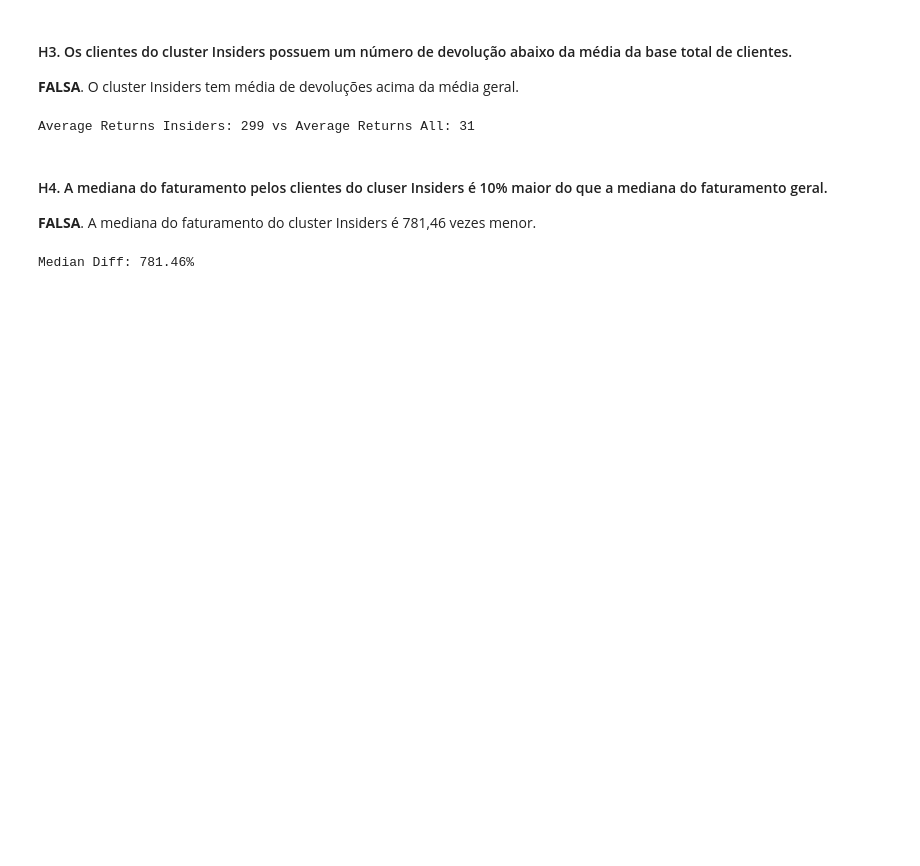
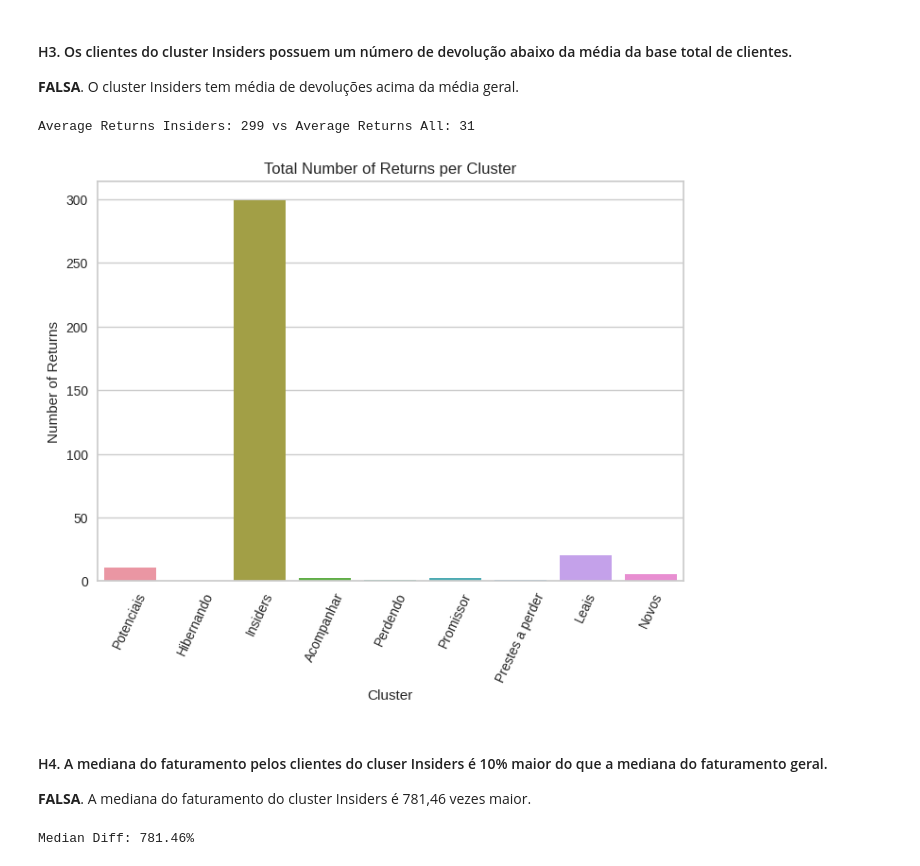
Before and after one commit to matheusventurads/loyalty-clustering-programm, a Jupyter notebook: notebooks/c10-mv-model-deploy.ipynb, the cells around one changed output. Cells and saved outputs as stored; diff of their text form; code cells hidden in the pictures; blank space fills up the shorter version.

```diff
--- a/notebooks/c10-mv-model-deploy.ipynb
+++ b/notebooks/c10-mv-model-deploy.ipynb
@@ -1560,9 +1587,17 @@ df_avg_returns_total = df10['qty_returns'].mean()
 print(f'Average Returns Insiders: {df_avg_insiders:.0f} vs Average Returns All: {df_avg_returns_total:.0f}')
 # %% [output]
 Average Returns Insiders: 299 vs Average Returns All: 31
+# %%
+ax = sns.barplot(y='qty_returns', x='cluster_name', data=df_cluster)
+plt.xlabel('Cluster')
+plt.ylabel('Number of Returns')
+plt.title('Total Number of Returns per Cluster')
+plt.xticks(rotation=65);
+# %% [output]
+[figure, added]
 # %% [markdown]
 #### H4. A mediana do faturamento pelos clientes do cluser Insiders é 10% maior do que a mediana do faturamento geral.
-**FALSA**. A mediana do faturamento do cluster Insiders é 781,46 vezes menor.
+**FALSA**. A mediana do faturamento do cluster Insiders é 781,46 vezes maior.
 # %%
 # median gmv from Insiders
 df_median_gmv_insiders = df10.loc[df10['cluster'] == 2, 'gross_revenue'].median()
```
Also changed, not shown: parts of 4 cells of this notebook, 1 other file.
